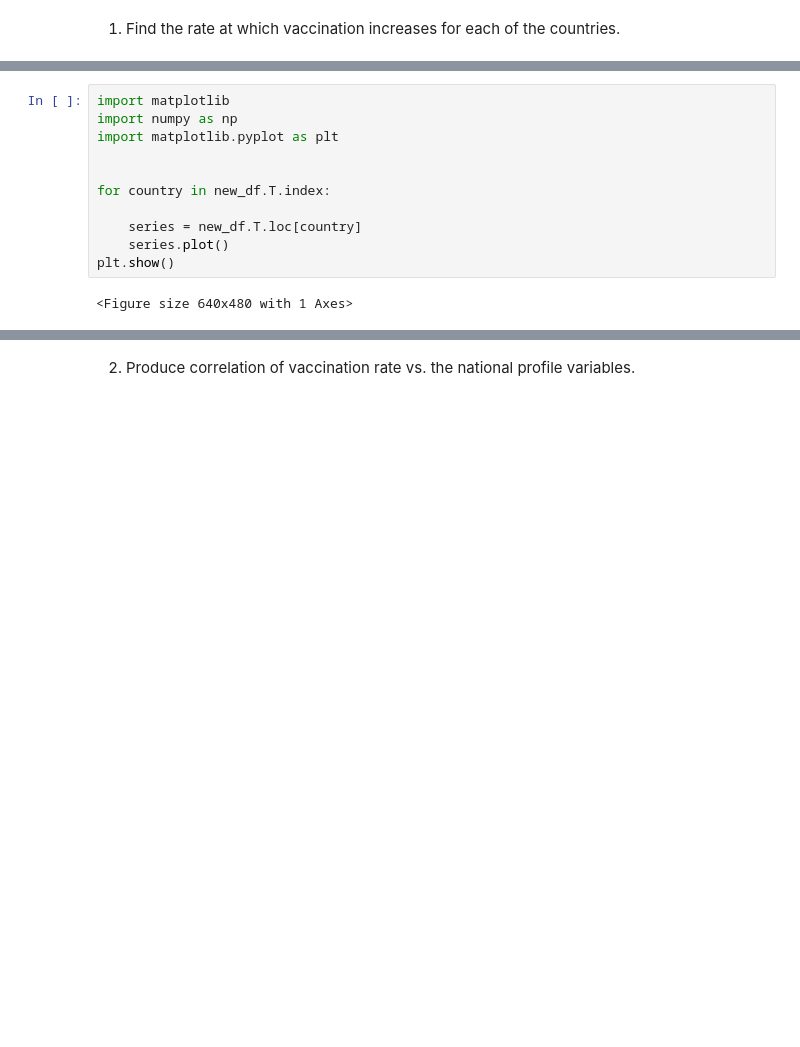
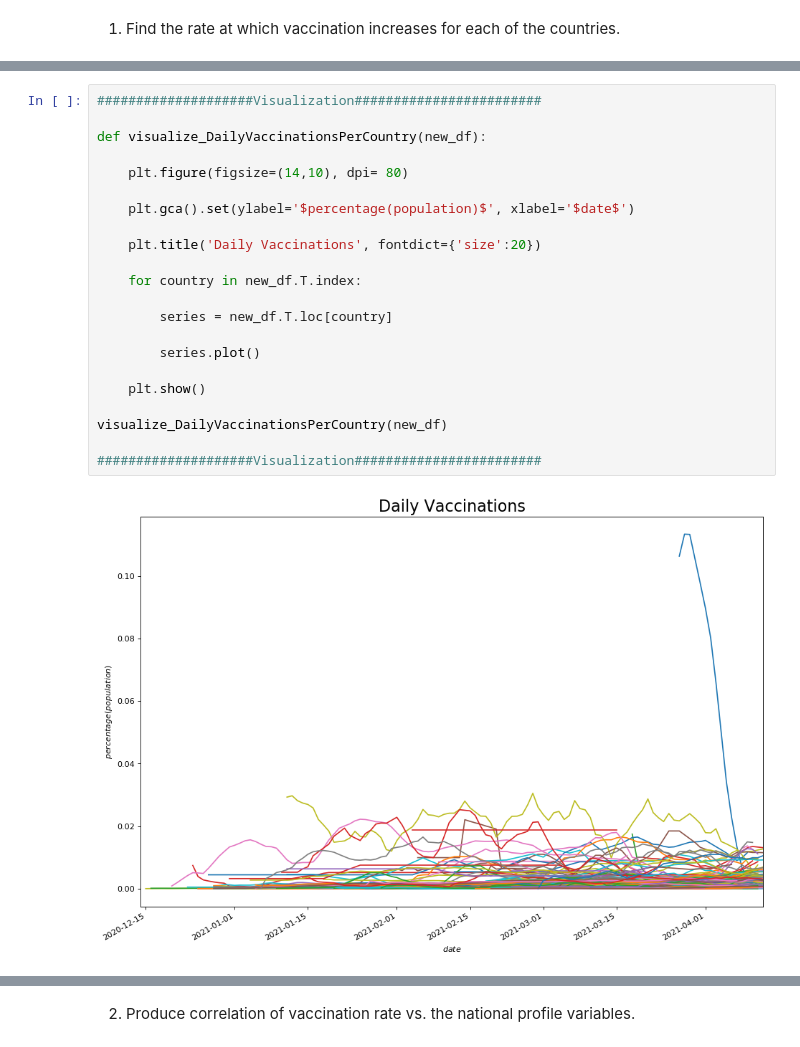
Before and after one commit to chiujess/si330-final, a Jupyter notebook: Correlation.ipynb, the cells around one changed output, grey strips where cells are left out. Saved outputs shown, nothing was run; the diff lists cells and outputs as text; blank space fills up the shorter version.

```diff
--- a/Correlation.ipynb
+++ b/Correlation.ipynb
@@ -60,14 +102,25 @@ for country in country_vac.country.unique():
 # %%
-import matplotlib
-import numpy as np
-import matplotlib.pyplot as plt
+####################Visualization########################
 
+def visualize_DailyVaccinationsPerCountry(new_df):
 
-for country in new_df.T.index:
+    plt.figure(figsize=(14,10), dpi= 80)
 
-    series = new_df.T.loc[country]
-    series.plot()
-plt.show()
+    plt.gca().set(ylabel='$percentage(population)$', xlabel='$date$')
+
+    plt.title('Daily Vaccinations', fontdict={'size':20})
+
+    for country in new_df.T.index:
+
+        series = new_df.T.loc[country]
+
+        series.plot()
+
+    plt.show()
+
+visualize_DailyVaccinationsPerCountry(new_df)
+
+####################Visualization########################
 # %% [output]
-<Figure size 640x480 with 1 Axes>
+[figure, added]
 # %%
```
Also changed, not shown: parts of 13 cells of this notebook.
